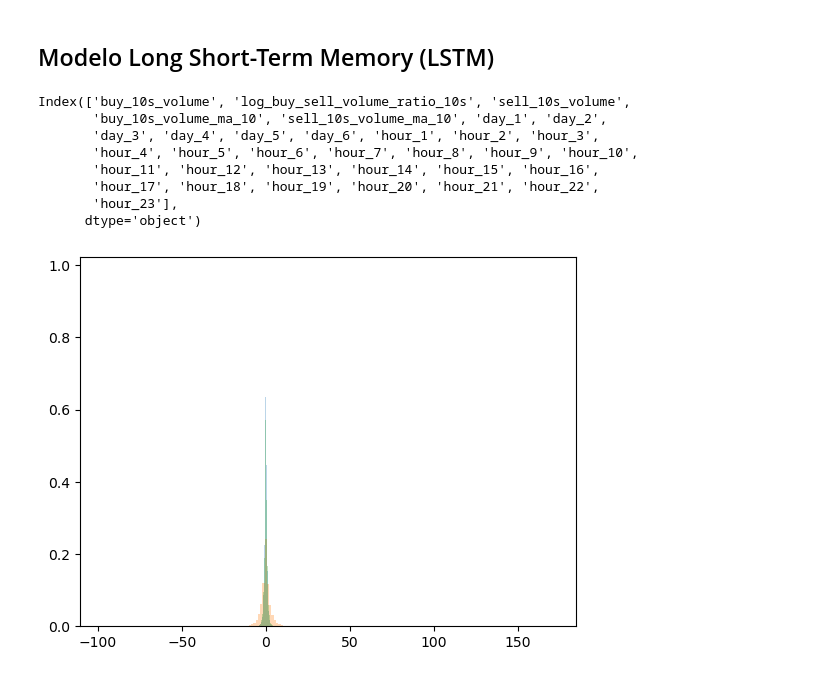
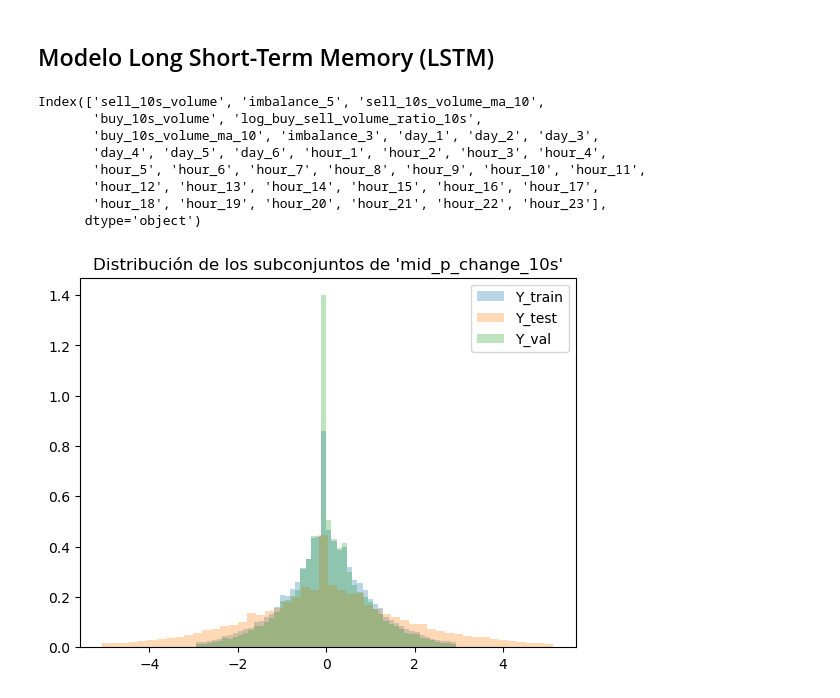
Before and after one commit to IFTrejoM/Binance-price-volatility-predictions-LSTM, a Jupyter notebook: binance.ipynb, the cells around one changed output. Drawn from its saved outputs; the diff is of its cells as text; code cells hidden in the pictures.

Commit message:
Working with all data set. Extended EDA to visualize time gaps. Useless LSTM model so far.

```diff
--- a/binance.ipynb
+++ b/binance.ipynb
@@ -304,3 +283,6 @@ plt.show()
+# %%
+# Definir subconjunto estable de datos:
+df_all = df_all.loc[:'2023-02-02 18:00:00']
 # %% [markdown]
 # Ingeniería de características
 # %%
@@ -356,14 +336,13 @@ KeyError: "None of [Index(['bid_size_0', 'bid_size_1', 'bid_size_2', 'bid_size_3
 # %%
 # from statsmodels.stats.outliers_influence import variance_inflation_factor
 
-# Y_list = [target_var, "mid_p_change_1min", "mid_p_change_5min",
-#           "next_10s_volatility", "next_1min_volatility", "next_5min_volatility"]
+Y_list = [target_var, "mid_p_change_1min", "mid_p_change_5min", "next_10s_volatility", "next_1min_volatility", "next_5min_volatility"]
 
-# # Y = df_all[Y_list]
-# Y = df_all[target_var]
+# Y = df_all[Y_list]
+Y = df_all[target_var]
 
-# # Definimos la variable objetivo y variables características escaladas
-# X = df_all.drop(columns=Y_list)
+# Definimos la variable objetivo y variables características escaladas
+X = df_all.drop(columns=Y_list)
 
 # # VIF dataframe
 # vif_data_all = pd.DataFrame()
@@ -379,7 +358,7 @@ KeyError: "None of [Index(['bid_size_0', 'bid_size_1', 'bid_size_2', 'bid_size_3
 
 # Importar datos de VIF:
 vif_data_all = pd.read_csv('eda/vif_data_all.csv', index_col=0)
-vif_data_all = vif_data_all.sort_values(by="VIF").reset_index()
+vif_data_all = vif_data_all.sort_values(by="VIF")
 
 # Imprimir VIF:
 vif_data_all
@@ -562,7 +541,7 @@ Con estos resultados en mente consideramos dos escenarios:
 Para ambos casos y con base en los valores de los coeficientes Lasso y Ridge, podríamos definir un umbral de eliminación de variables adecuado. Dicho esto, **la elección final también debe basarse en el rendimiento predictivo**.
 # %%
 # Utilizar la función filtro de variables con Lasso y Ridge:
-threshold = 0.15
+threshold = 0.05 # a partir de 0.05 ya no hay problema de multicolinealidad.
 
 L1L2_X = select_features_from_regularization(
     regularization_coefs, # Matriz de coeficientes de regularización
@@ -749,13 +729,13 @@ X_scaled.drop(columns=['hour_0', 'day_0'], inplace=True)
 
 X_scaled.columns
 # %% [output]
-Index(['buy_10s_volume', 'log_buy_sell_volume_ratio_10s', 'sell_10s_volume',
-       'buy_10s_volume_ma_10', 'sell_10s_volume_ma_10', 'day_1', 'day_2',
-       'day_3', 'day_4', 'day_5', 'day_6', 'hour_1', 'hour_2', 'hour_3',
-       'hour_4', 'hour_5', 'hour_6', 'hour_7', 'hour_8', 'hour_9', 'hour_10',
-       'hour_11', 'hour_12', 'hour_13', 'hour_14', 'hour_15', 'hour_16',
-       'hour_17', 'hour_18', 'hour_19', 'hour_20', 'hour_21', 'hour_22',
-       'hour_23'],
+Index(['sell_10s_volume', 'imbalance_5', 'sell_10s_volume_ma_10',
+       'buy_10s_volume', 'log_buy_sell_volume_ratio_10s',
+       'buy_10s_volume_ma_10', 'imbalance_3', 'day_1', 'day_2', 'day_3',
+       'day_4', 'day_5', 'day_6', 'hour_1', 'hour_2', 'hour_3', 'hour_4',
+       'hour_5', 'hour_6', 'hour_7', 'hour_8', 'hour_9', 'hour_10', 'hour_11',
+       'hour_12', 'hour_13', 'hour_14', 'hour_15', 'hour_16', 'hour_17',
+       'hour_18', 'hour_19', 'hour_20', 'hour_21', 'hour_22', 'hour_23'],
       dtype='object')
 # %%
 # Dividir los datos en entrenamiento (85% del total) y prueba (15% del total)
@@ -782,12 +762,14 @@ n_features = X_train.shape[2]
 n_outputs = Y_scaled.shape[1]
 # %%
 # Visualizar  distribución de variable objetivo:
-plt.hist(Y_train, alpha=0.3, density=True, label="Y_train", bins=200)
-plt.hist(Y_test_rescaled, alpha=0.3, density=True, label="Y_test", bins=200)
-plt.hist(Y_val, alpha=0.3, density=True, label="Y_val", bins=200)
+plt.hist(Y_train, alpha=0.3, density=True, label="Y_train", bins=50)
+plt.hist(Y_test_rescaled, alpha=0.3, density=True, label="Y_test", bins=50)
+plt.hist(Y_val, alpha=0.3, density=True, label="Y_val", bins=50)
+plt.title(f"Distribución de los subconjuntos de '{target_var}'")
+plt.legend()
 plt.show()
 # %% [output]
-[figure, old version]
+[figure, new version]
 # %%
 from keras.models import Sequential
 from keras.layers import Dense, LSTM, Dropout, BatchNormalization
```
Also changed, not shown: parts of 31 cells of this notebook, 3 other files.
